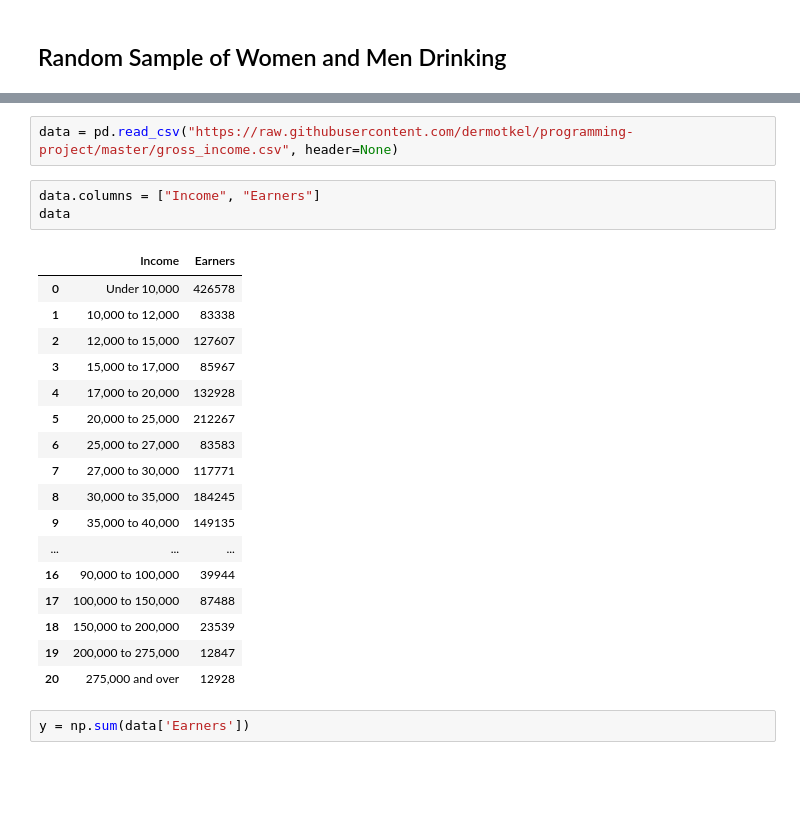
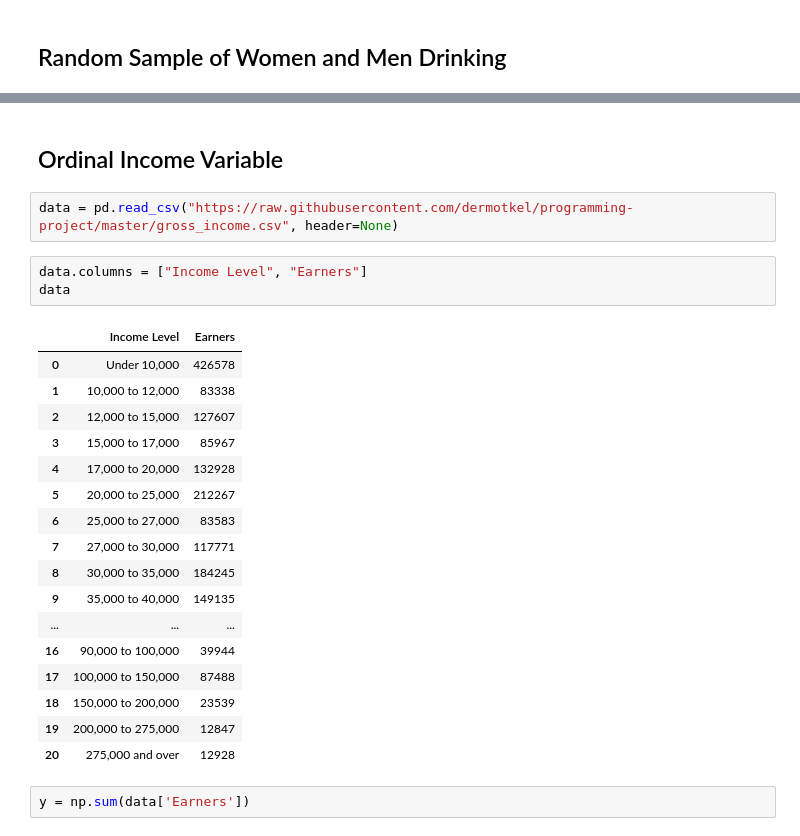
Before and after one commit to dermotkel/programming-project, a Jupyter notebook: Programming Project.ipynb, the cells around one changed output, grey strips where cells are left out. Saved outputs shown, nothing was run; the diff lists cells and outputs as text; blank space fills up the shorter version.

```diff
--- a/Programming Project.ipynb
+++ b/Programming Project.ipynb
@@ -199,10 +186,12 @@ FileNotFoundError: File b'filename.csv' does not exist
+# %% [markdown]
+## Ordinal Income Variable
 # %%
 data = pd.read_csv("https://raw.githubusercontent.com/dermotkel/programming-project/master/gross_income.csv", header=None)
 # %%
-data.columns = ["Income", "Earners"]
+data.columns = ["Income Level", "Earners"]
 data
 # %% [output]
-|  | Income | Earners |
+|  | Income Level | Earners |
 | 0 | Under 10,000 | 426578 |
 | 1 | 10,000 to 12,000 | 83338 |
 | 2 | 12,000 to 15,000 | 127607 |
```
Also changed, not shown: parts of 55 cells of this notebook.
